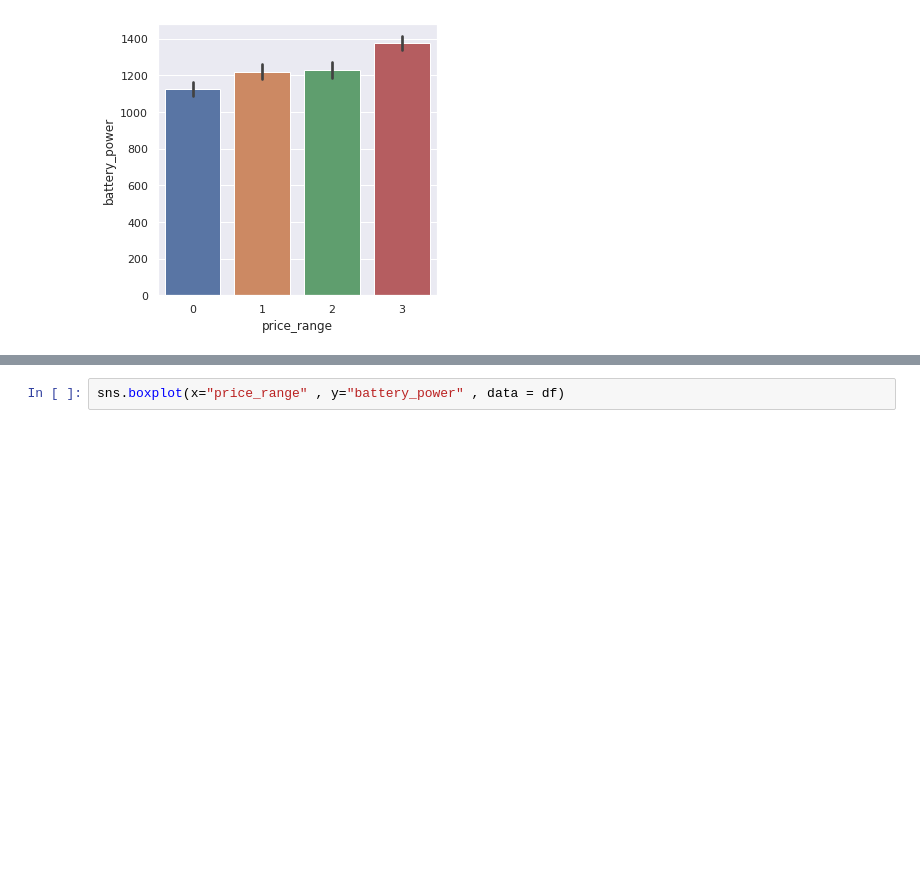
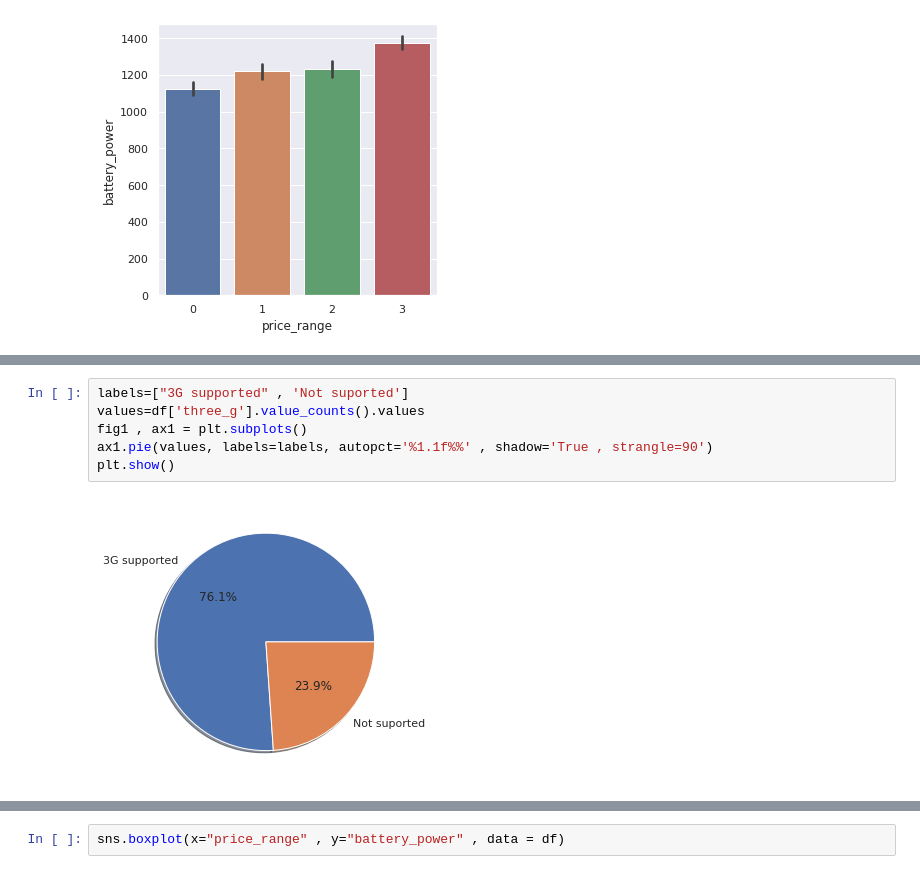
Before and after one commit to haynapasi050505/supervised-machine-learning-classification-capstone-project, a Jupyter notebook: Mobile123_price_prediction_team_capstone_project.ipynb, the cells around one changed output, grey strips where cells are left out. Drawn from its saved outputs; the diff is of its cells as text; blank space fills up the shorter version.

```diff
--- a/Mobile123_price_prediction_team_capstone_project.ipynb
+++ b/Mobile123_price_prediction_team_capstone_project.ipynb
@@ -260,0 +248,8 @@ sns.catplot(x="price_range" , y="int_memory" ,kind='strip' ,data = df)
+# %%
+labels=["3G supported" , 'Not suported']
+values=df['three_g'].value_counts().values
+fig1 , ax1 = plt.subplots()
+ax1.pie(values, labels=labels, autopct='%1.1f%%' , shadow='True , strangle=90')
+plt.show()
+# %% [output]
+[figure, added]
```
Also changed, not shown: parts of 7 cells of this notebook.
